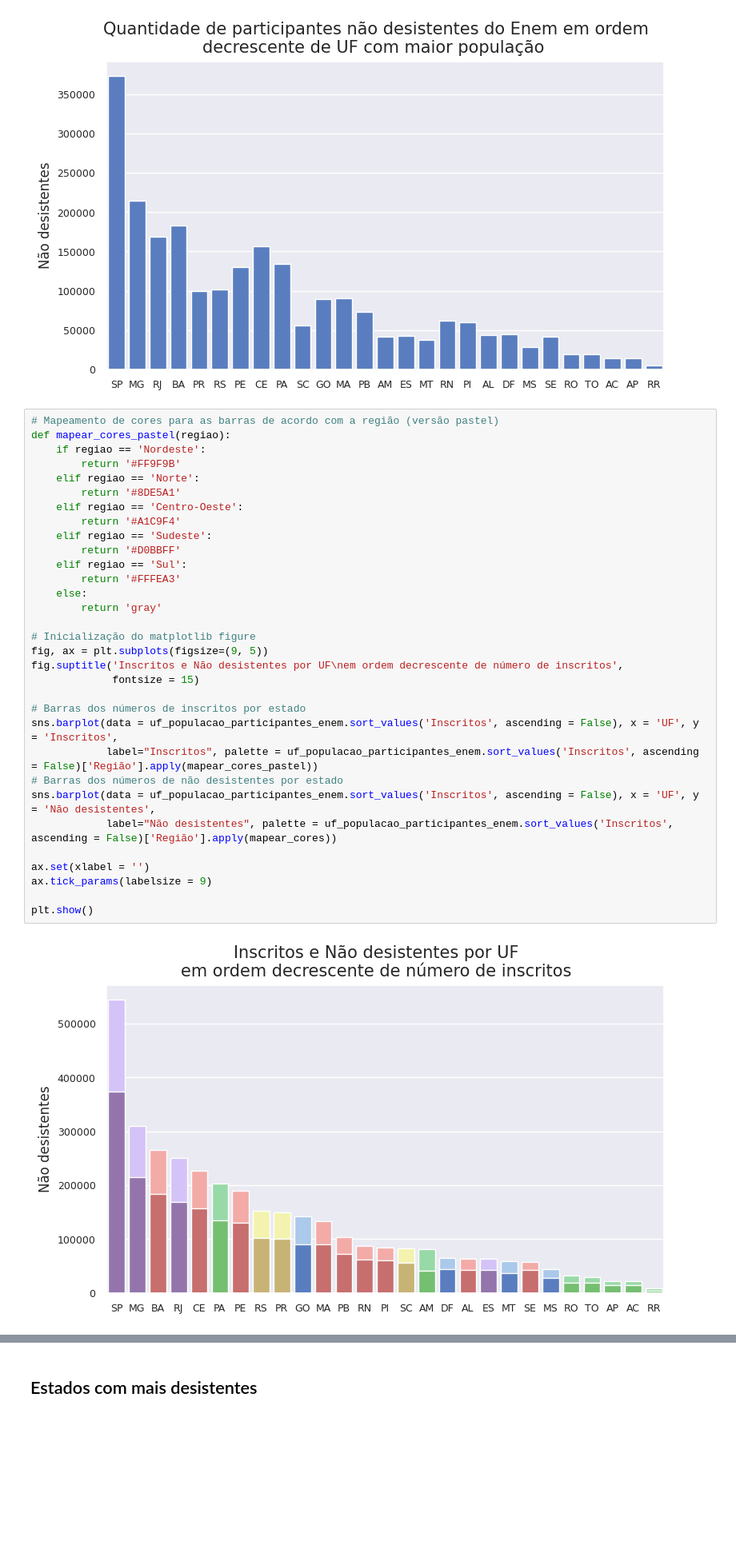
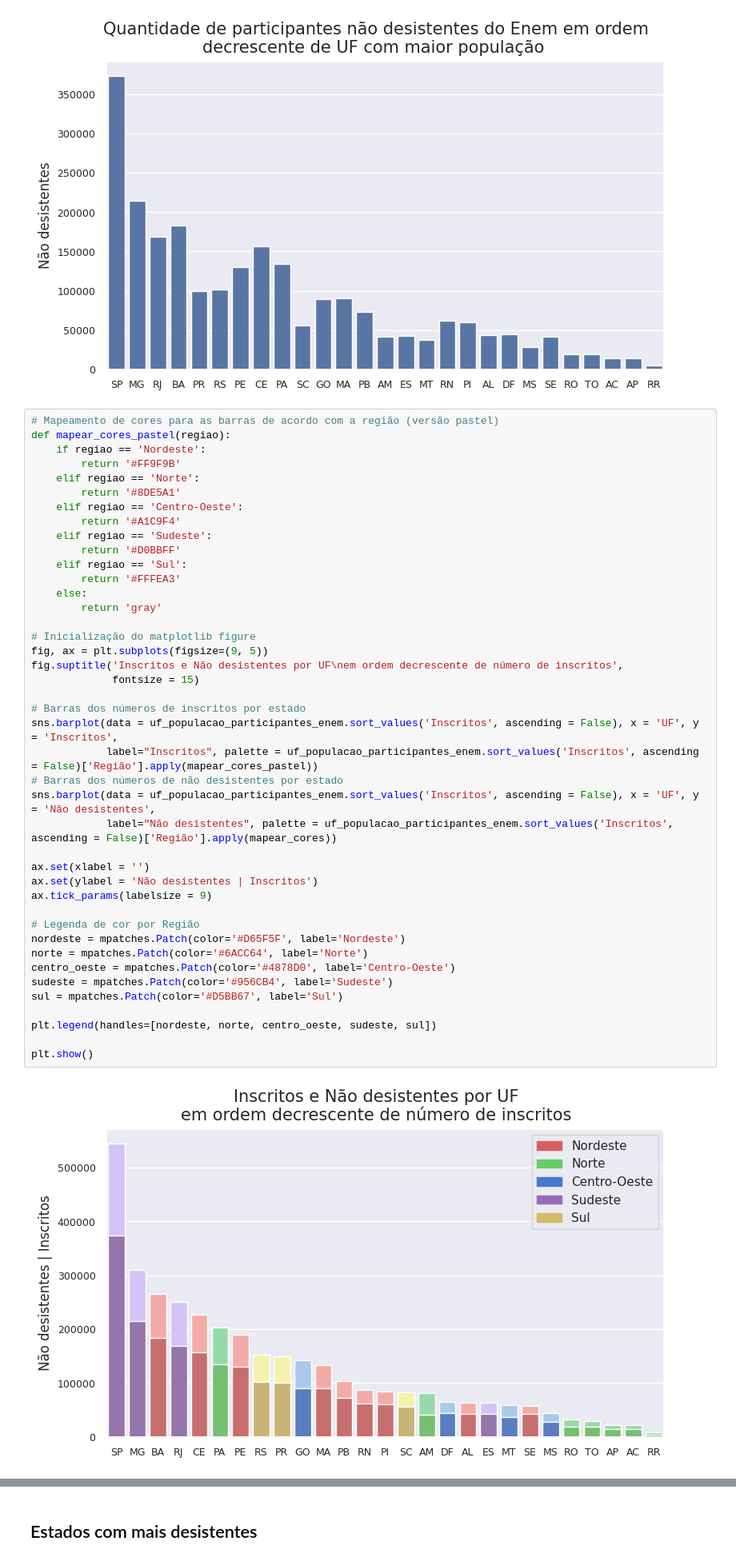
Before and after one commit to Tathy/Analise_Microdados_Enem_2022, a Jupyter notebook: Analise_de_Microdados_do_ENEM_2022.ipynb, the cells around one changed output, grey strips where cells are left out. Shown: that part at 80% size. Drawn from its saved outputs; the diff is of its cells as text; blank space fills up the shorter version.

Commit message:
Mas analises sobre desistentes por estado

```diff
--- a/Analise_de_Microdados_do_ENEM_2022.ipynb
+++ b/Analise_de_Microdados_do_ENEM_2022.ipynb
@@ -434,31 +437,41 @@ def mapear_cores_pastel(regiao):
     if regiao == 'Nordeste':
         return '#FF9F9B'
     elif regiao == 'Norte':
         return '#8DE5A1'
     elif regiao == 'Centro-Oeste':
         return '#A1C9F4'
     elif regiao == 'Sudeste':
         return '#D0BBFF'
     elif regiao == 'Sul':
         return '#FFFEA3'
     else:
         return 'gray'
 
 # Inicialização do matplotlib figure
 fig, ax = plt.subplots(figsize=(9, 5))
 fig.suptitle('Inscritos e Não desistentes por UF\nem ordem decrescente de número de inscritos',
              fontsize = 15)
 
 # Barras dos números de inscritos por estado
 sns.barplot(data = uf_populacao_participantes_enem.sort_values('Inscritos', ascending = False), x = 'UF', y = 'Inscritos',
             label="Inscritos", palette = uf_populacao_participantes_enem.sort_values('Inscritos', ascending = False)['Região'].apply(mapear_cores_pastel))
 # Barras dos números de não desistentes por estado
 sns.barplot(data = uf_populacao_participantes_enem.sort_values('Inscritos', ascending = False), x = 'UF', y = 'Não desistentes',
             label="Não desistentes", palette = uf_populacao_participantes_enem.sort_values('Inscritos', ascending = False)['Região'].apply(mapear_cores))
 
 ax.set(xlabel = '')
+ax.set(ylabel = 'Não desistentes | Inscritos')
 ax.tick_params(labelsize = 9)
 
+# Legenda de cor por Região
+nordeste = mpatches.Patch(color='#D65F5F', label='Nordeste')
+norte = mpatches.Patch(color='#6ACC64', label='Norte')
+centro_oeste = mpatches.Patch(color='#4878D0', label='Centro-Oeste')
+sudeste = mpatches.Patch(color='#956CB4', label='Sudeste')
+sul = mpatches.Patch(color='#D5BB67', label='Sul')
+
+plt.legend(handles=[nordeste, norte, centro_oeste, sudeste, sul])
+
 plt.show()
 # %% [output]
-[figure, old version]
+[figure, new version]
```
Also changed, not shown: parts of 11 cells of this notebook.
